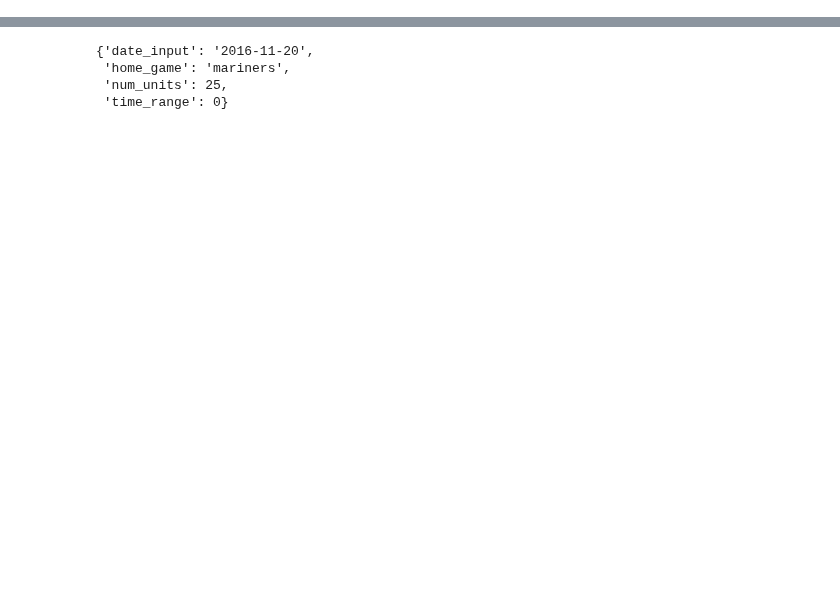
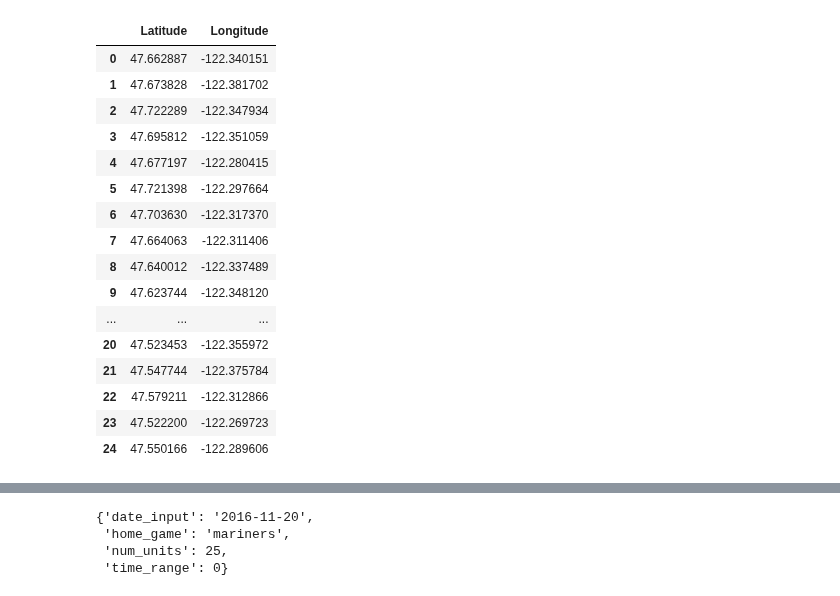
Before and after one commit to nickbuker/Rapid-Rescue, a Jupyter notebook: src/brain_test.ipynb, the cells around one changed output, grey strips where cells are left out. Cells and saved outputs as stored; diff of their text form; code cells hidden in the pictures; blank space fills up the shorter version.

```diff
--- a/src/brain_test.ipynb
+++ b/src/brain_test.ipynb
@@ -84,0 +126,23 @@ centroid_df.columns = ['Latitude', 'Longitude']
+# %%
+# Limit 1000
+cent_1000 = comb_centroids(centroids1, centroids2, centroids3, centroids4,
+                            centroids5, centroids6, centroids7)
+cent_1000
+# %% [output]
+|  | Latitude | Longitude |
+| 0 | 47.662887 | -122.340151 |
+| 1 | 47.673828 | -122.381702 |
+| 2 | 47.722289 | -122.347934 |
+| 3 | 47.695812 | -122.351059 |
+| 4 | 47.677197 | -122.280415 |
+| 5 | 47.721398 | -122.297664 |
+| 6 | 47.703630 | -122.317370 |
+| 7 | 47.664063 | -122.311406 |
+| 8 | 47.640012 | -122.337489 |
+| 9 | 47.623744 | -122.348120 |
+| ... | ... | ... |
+| 20 | 47.523453 | -122.355972 |
+| 21 | 47.547744 | -122.375784 |
+| 22 | 47.579211 | -122.312866 |
+| 23 | 47.522200 | -122.269723 |
+| 24 | 47.550166 | -122.289606 |
```
Also changed, not shown: parts of 14 cells of this notebook, 3 other files.
